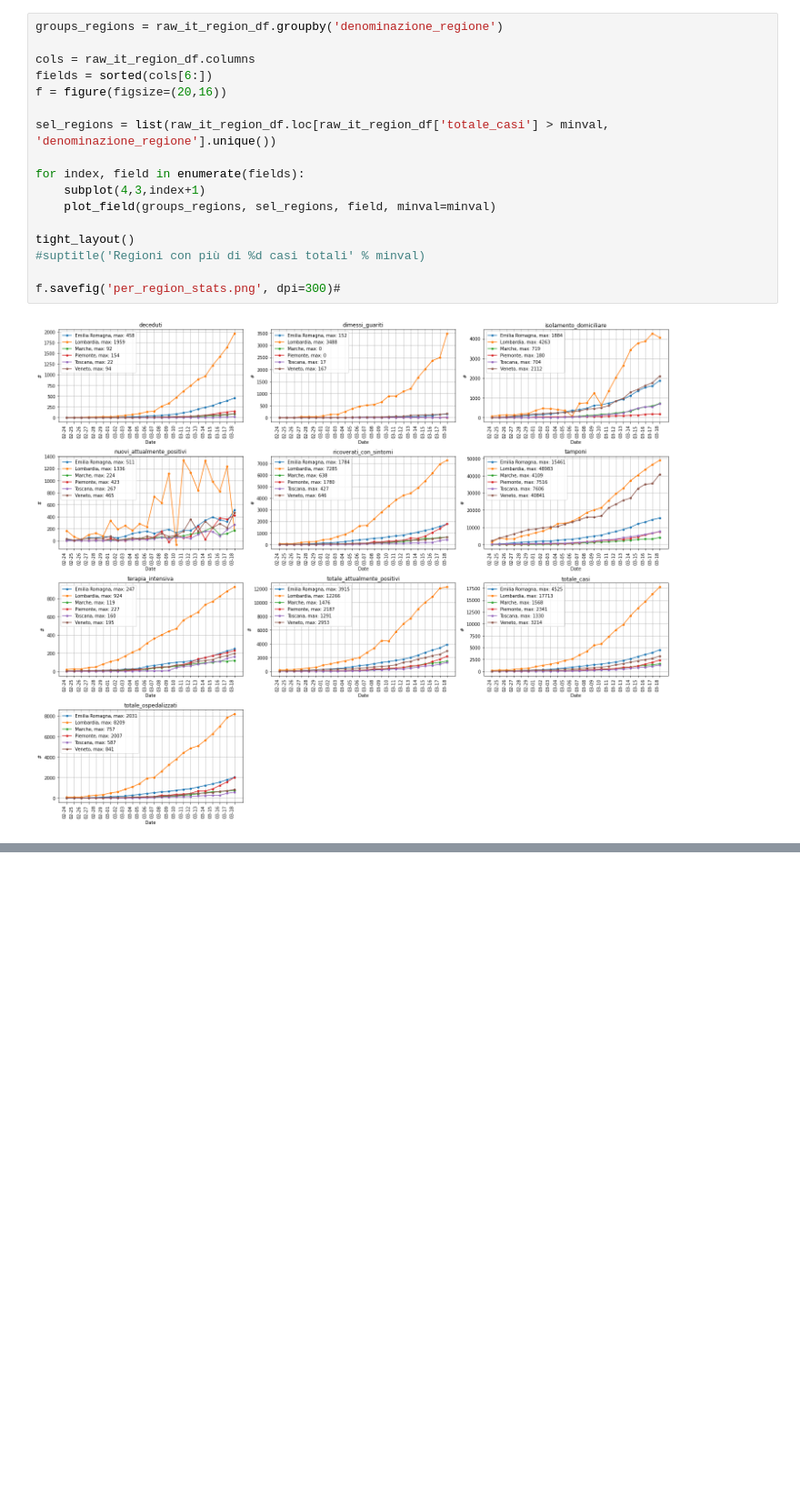
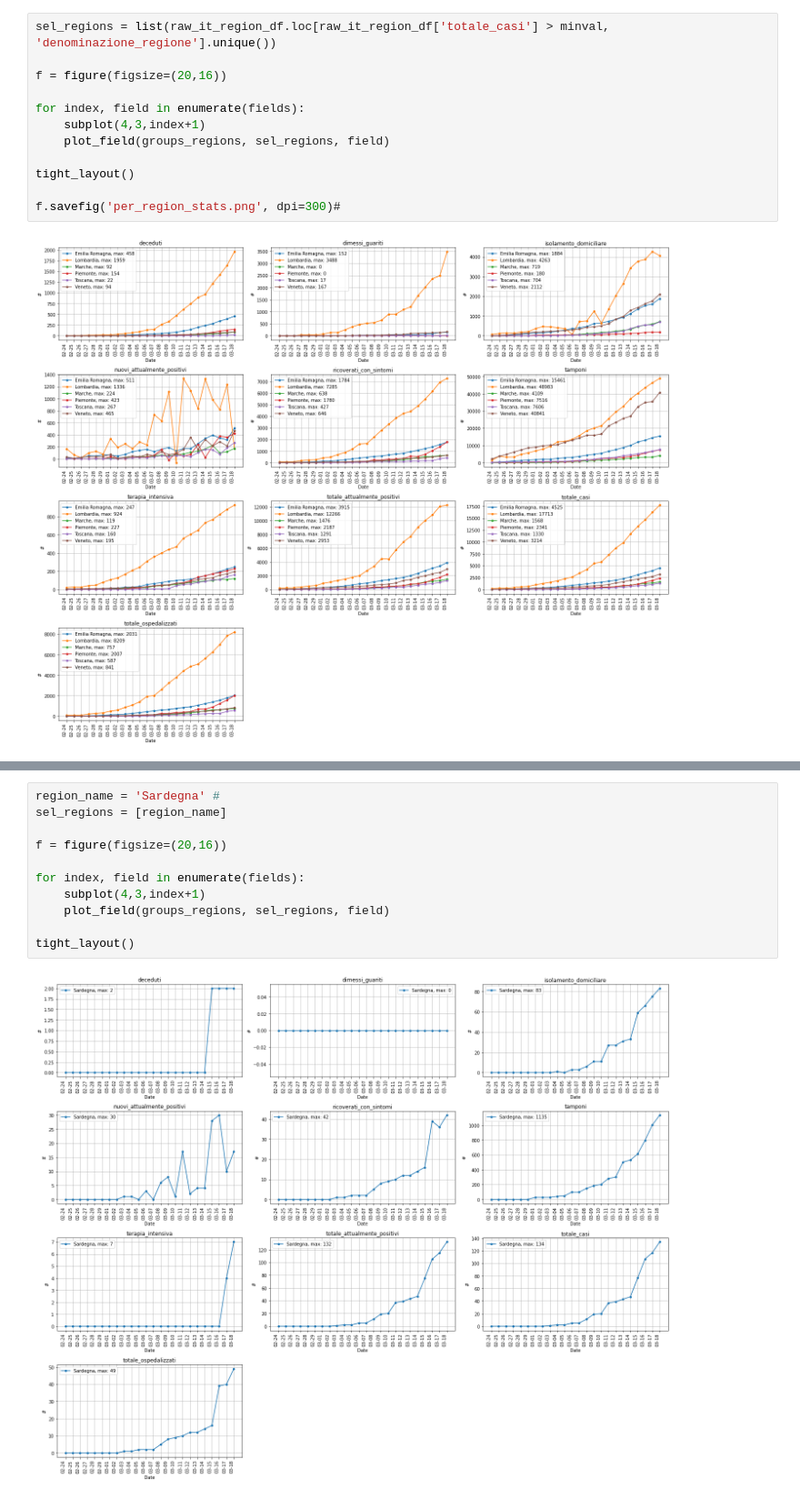
Before and after one commit to Strato75/Covid-19_ItalyStats, a Jupyter notebook: notebooks/per_region_stats.ipynb, the cells around one changed output, grey strips where cells are left out. Shown: that part at 91% size. Saved outputs shown, nothing was run; the diff lists cells and outputs as text; blank space fills up the shorter version.

Commit message:
per region statistics notebook cleaned. Single region stats cells added

```diff
--- a/notebooks/per_region_stats.ipynb
+++ b/notebooks/per_region_stats.ipynb
@@ -72,18 +50,13 @@ minval = 1000
 # %%
-groups_regions = raw_it_region_df.groupby('denominazione_regione')
+sel_regions = list(raw_it_region_df.loc[raw_it_region_df['totale_casi'] > minval, 'denominazione_regione'].unique())
 
-cols = raw_it_region_df.columns
-fields = sorted(cols[6:])
 f = figure(figsize=(20,16))
-
-sel_regions = list(raw_it_region_df.loc[raw_it_region_df['totale_casi'] > minval, 'denominazione_regione'].unique())
 
 for index, field in enumerate(fields):
     subplot(4,3,index+1)
-    plot_field(groups_regions, sel_regions, field, minval=minval)
+    plot_field(groups_regions, sel_regions, field)
 
 tight_layout()
-#suptitle('Regioni con più di %d casi totali' % minval)
 
 f.savefig('per_region_stats.png', dpi=300)#
 # %% [output]
@@ -90,0 +71,13 @@ f.savefig('per_region_stats.png', dpi=300)#
+# %%
+region_name = 'Sardegna' #
+sel_regions = [region_name]
+
+f = figure(figsize=(20,16))
+
+for index, field in enumerate(fields):
+    subplot(4,3,index+1)
+    plot_field(groups_regions, sel_regions, field)
+
+tight_layout()
+# %% [output]
+[figure, added]
```
Also changed, not shown: parts of 6 cells of this notebook.
